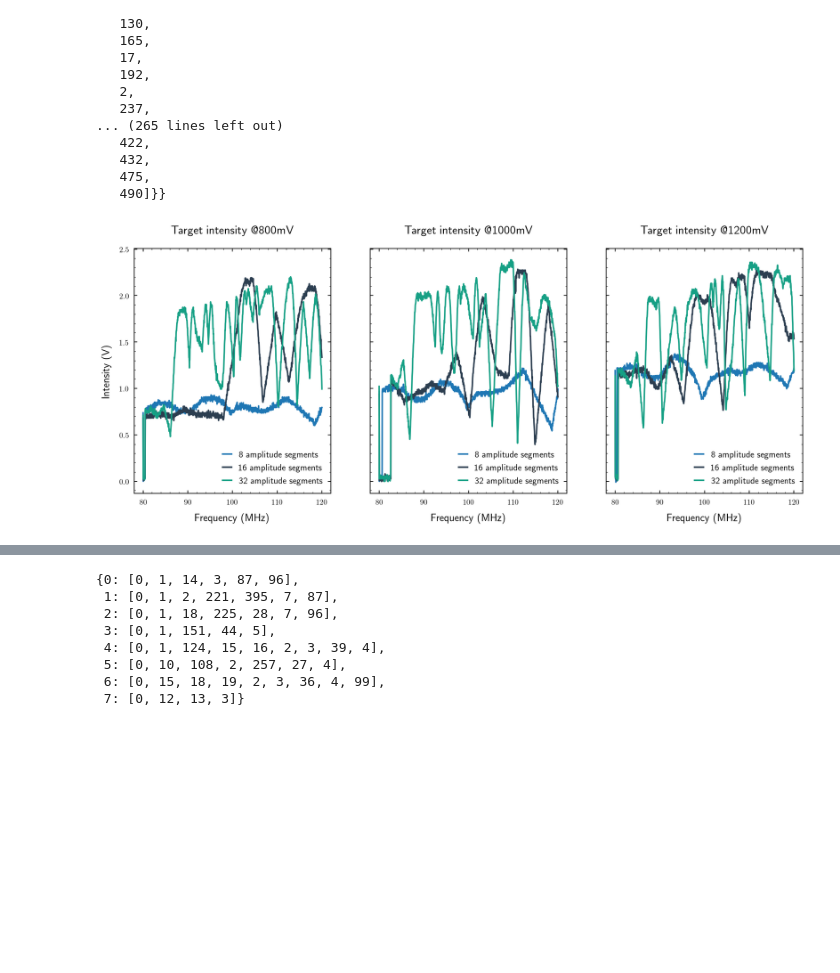
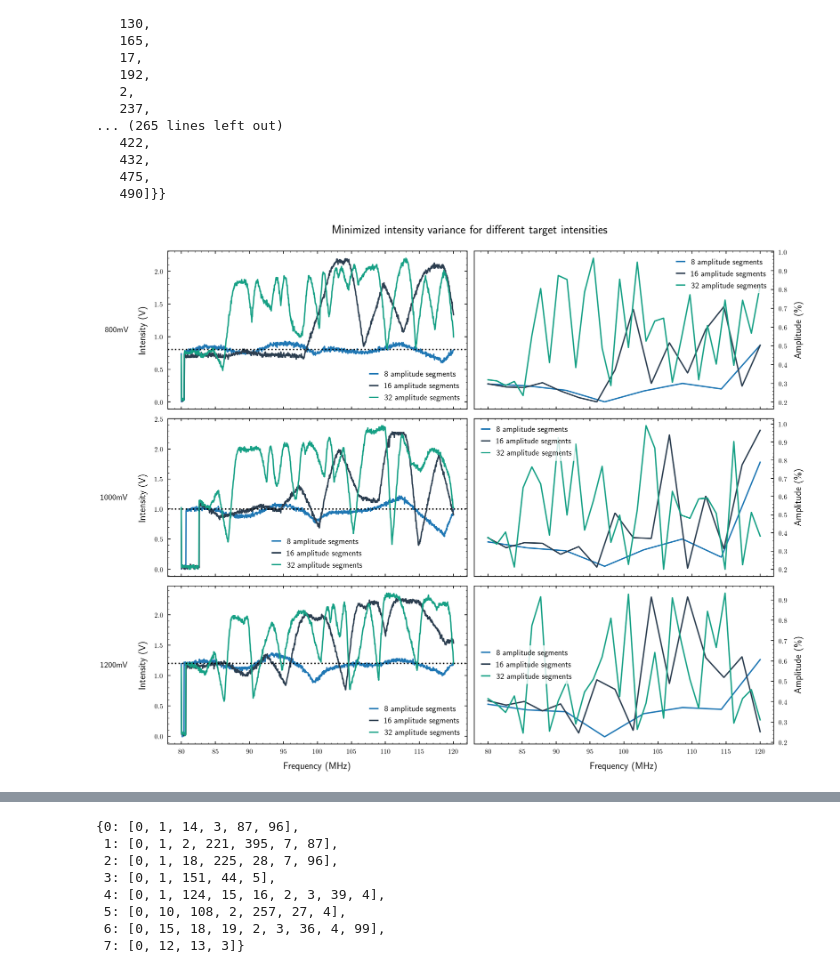
Before and after one commit to bodokaiser/bachelor-thesis, a Jupyter notebook: notebook/evaluation/intensity-optimization.ipynb, the cells around one changed output, grey strips where cells are left out. Cells and saved outputs as stored; diff of their text form; code cells hidden in the pictures; blank space fills up the shorter version.

Commit message:
created optimization figures

```diff
--- a/notebook/evaluation/intensity-optimization.ipynb
+++ b/notebook/evaluation/intensity-optimization.ipynb
@@ -92,33 +92,74 @@ final8_1200 = read_final('1200mV-8.h5')
 final8_1000 = read_final('1000mV-8.h5')
 final8_0800 = read_final('800mV-8.h5')
 # %%
-fig, axes = plt.subplots(ncols=3, figsize=(16, 6), sharey=True)
+fig, axes = plt.subplots(ncols=2, nrows=3, figsize=(14, 12), sharex=True)
 
-axes[0].set_title('Target intensity @800mV')
-axes[0].plot(final8_0800.frequency / 1e6, final8_0800.voltage, label='8 amplitude segments')
-axes[0].plot(final16_0800.frequency / 1e6, final16_0800.voltage, label='16 amplitude segments', color='#2c3e50')
-axes[0].plot(final32_0800.frequency / 1e6, final32_0800.voltage, label='32 amplitude segments', color='#16a085')
-axes[0].set_ylabel('Intensity (V)')
-axes[0].legend()
+fig.suptitle('Minimized intensity variance for different target intensities')
 
-axes[1].set_title('Target intensity @1000mV')
-axes[1].plot(final8_1000.frequency / 1e6, final8_1000.voltage, label='8 amplitude segments')
-axes[1].plot(final16_1000.frequency / 1e6, final16_1000.voltage, label='16 amplitude segments', color='#2c3e50')
-axes[1].plot(final32_1000.frequency / 1e6, final32_1000.voltage, label='32 amplitude segments', color='#16a085')
-axes[1].legend()
+axes[0][0].plot(final8_0800.frequency / 1e6, final8_0800.voltage, label='8 amplitude segments')
+axes[0][0].plot(final16_0800.frequency / 1e6, final16_0800.voltage, label='16 amplitude segments', color='#2c3e50')
+axes[0][0].plot(final32_0800.frequency / 1e6, final32_0800.voltage, label='32 amplitude segments', color='#16a085')
+axes[0][0].set_ylabel('Intensity (V)')
+axes[0][0].axhline(.8, color='black', linestyle='dotted')
+axes[0][0].legend()
 
-axes[2].set_title('Target intensity @1200mV')
-axes[2].plot(final8_1200.frequency / 1e6, final8_1200.voltage, label='8 amplitude segments')
-axes[2].plot(final16_1200.frequency / 1e6, final16_1200.voltage, label='16 amplitude segments', color='#2c3e50')
-axes[2].plot(final32_1200.frequency / 1e6, final32_1200.voltage, label='32 amplitude segments', color='#16a085')
-axes[2].legend()
+axes[0][1].plot(final8_0800.frequency / 1e6, final8_0800.amplitude, label='8 amplitude segments')
+axes[0][1].plot(final16_0800.frequency / 1e6, final16_0800.amplitude, label='16 amplitude segments', color='#2c3e50')
+axes[0][1].plot(final32_0800.frequency / 1e6, final32_0800.amplitude, label='32 amplitude segments', color='#16a085')
+axes[0][1].yaxis.tick_right()
+axes[0][1].yaxis.set_label_position("right")
+axes[0][1].set_ylabel('Amplitude (\%)')
+axes[0][1].legend()
 
-for axis in axes:
-    axis.set_xlabel('Frequency (MHz)')
-#    axis.set_ylabel('Intensity (V)')
+axes[1][0].plot(final8_1000.frequency / 1e6, final8_1000.voltage, label='8 amplitude segments')
+axes[1][0].plot(final16_1000.frequency / 1e6, final16_1000.voltage, label='16 amplitude segments', color='#2c3e50')
+axes[1][0].plot(final32_1000.frequency / 1e6, final32_1000.voltage, label='32 amplitude segments', color='#16a085')
+axes[1][0].set_ylabel('Intensity (V)')
+axes[1][0].axhline(1, color='black', linestyle='dotted')
+axes[1][0].legend()
 
-plt.savefig(os.path.join(figuredir, 'target-intensities.pdf'))
+axes[1][1].plot(final8_1000.frequency / 1e6, final8_1000.amplitude, label='8 amplitude segments')
+axes[1][1].plot(final16_1000.frequency / 1e6, final16_1000.amplitude, label='16 amplitude segments', color='#2c3e50')
+axes[1][1].plot(final32_1000.frequency / 1e6, final32_1000.amplitude, label='32 amplitude segments', color='#16a085')
+axes[1][1].yaxis.tick_right()
+axes[1][1].yaxis.set_label_position("right")
+axes[1][1].set_ylabel('Amplitude (\%)')
+axes[1][1].legend()
+
+axes[2][0].plot(final8_1200.frequency / 1e6, final8_1200.voltage, label='8 amplitude segments')
+axes[2][0].plot(final16_1200.frequency / 1e6, final16_1200.voltage, label='16 amplitude segments', color='#2c3e50')
+axes[2][0].plot(final32_1200.frequency / 1e6, final32_1200.voltage, label='32 amplitude segments', color='#16a085')
+axes[2][0].set_xlabel('Frequency (MHz)')
+axes[2][0].set_ylabel('Intensity (V)')
+axes[2][0].axhline(1.2, color='black', linestyle='dotted')
+axes[2][0].legend()
+
+axes[2][1].plot(final8_1200.frequency / 1e6, final8_1200.amplitude, label='8 amplitude segments')
+axes[2][1].plot(final16_1200.frequency / 1e6, final16_1200.amplitude, label='16 amplitude segments', color='#2c3e50')
+axes[2][1].plot(final32_1200.frequency / 1e6, final32_1200.amplitude, label='32 amplitude segments', color='#16a085')
+axes[2][1].set_xlabel('Frequency (MHz)')
+axes[2][1].yaxis.tick_right()
+axes[2][1].yaxis.set_label_position("right")
+axes[2][1].set_ylabel('Amplitude (\%)')
+axes[2][1].legend()
+
+pad = 5
+cols = ['Intensity', 'Amplitude']
+rows = ['800mV', '1000mV', '1200mV']
+
+#for ax, col in zip(axes[0], cols):
+#    ax.annotate(col, xy=(0.5, 1), xytext=(0, pad),
+#                xycoords='axes fraction', textcoords='offset points',
+#                size='large', ha='center', va='baseline')
+
+for ax, row in zip(axes[:,0], rows):
+    ax.annotate(row, xy=(0, 0.5), xytext=(-ax.yaxis.labelpad - pad, 0),
+                xycoords=ax.yaxis.label, textcoords='offset points',
+                size='large', ha='right', va='center')
+
+plt.tight_layout(rect=[0, 0.03, 1, 0.95])
+plt.savefig(os.path.join(figuredir, 'overview.pdf'))
 plt.show()
 # %% [output]
-[figure, old version]
+[figure, new version]
 # %%
```
Also changed, not shown: parts of 17 cells of this notebook, 6 other files.
